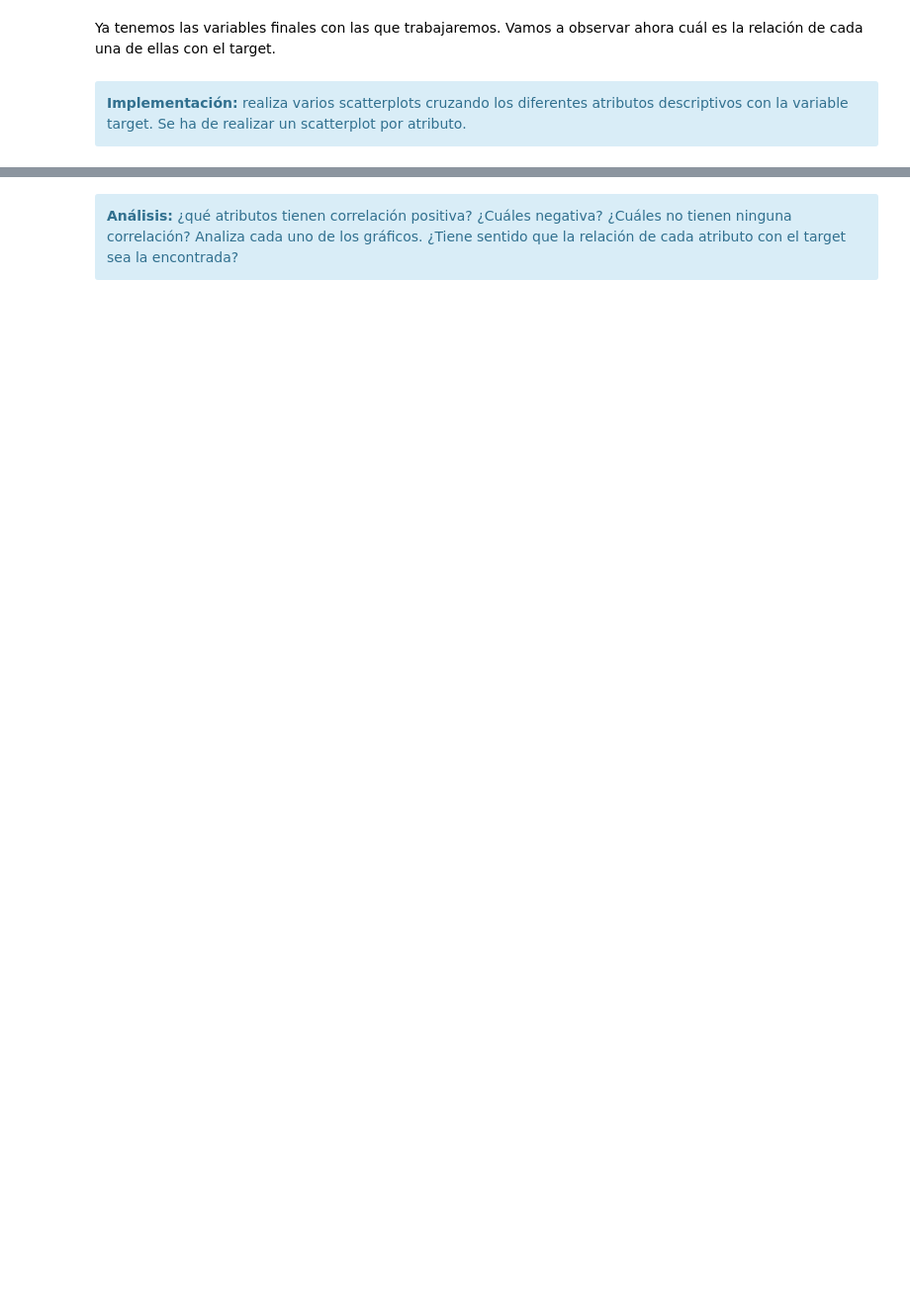
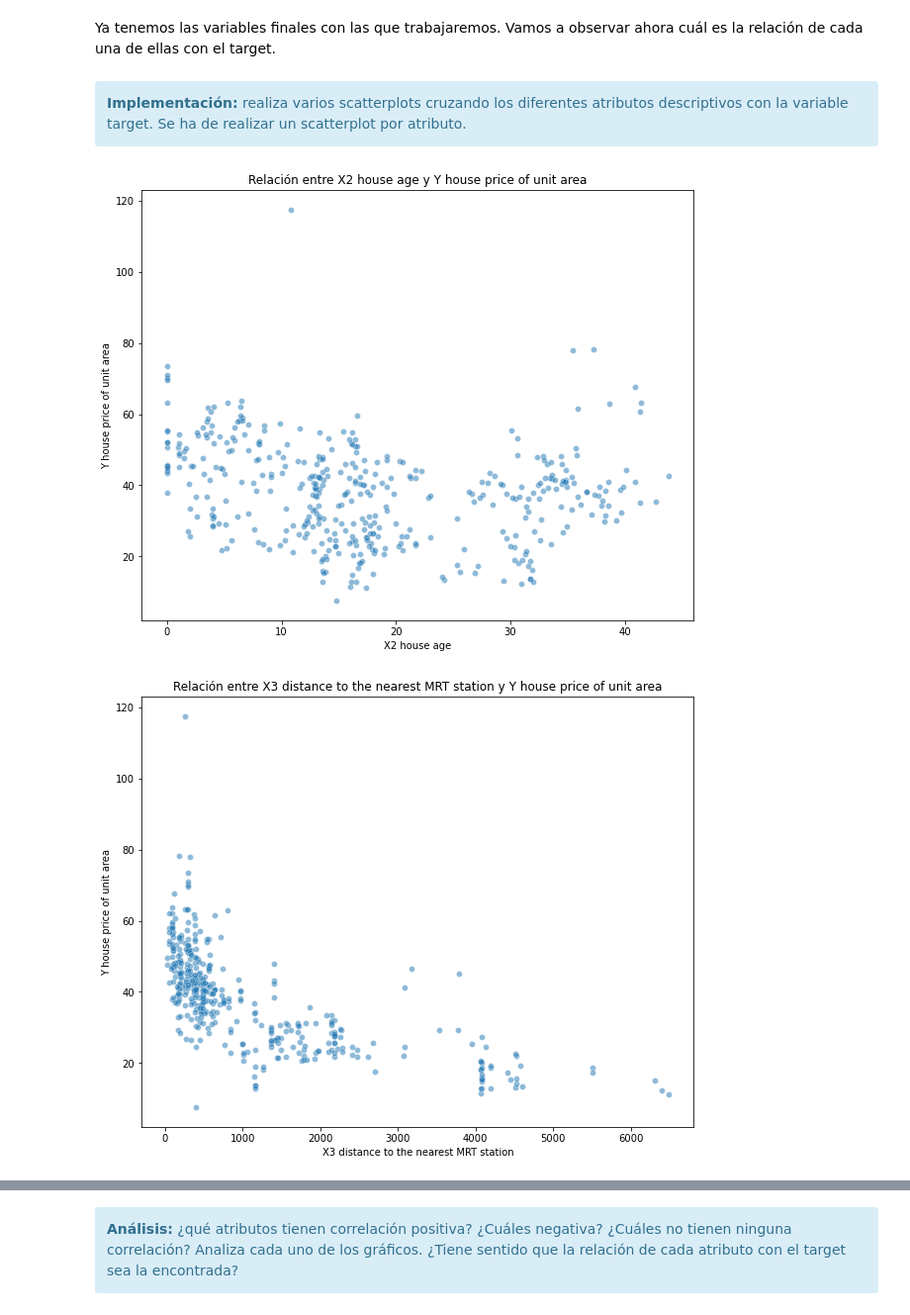
Before and after one commit to mariousm/Data-Science-Master, a Jupyter notebook: 2021-22/PrimerSemestre/Mineria/PEC3/20211_M2.855_PEC3_Enunciado.ipynb, the cells around one changed output, grey strips where cells are left out. Shown: that part at 99% size. Cells and saved outputs as stored; diff of their text form; code cells hidden in the pictures; blank space fills up the shorter version.

```diff
--- a/2021-22/PrimerSemestre/Mineria/PEC3/20211_M2.855_PEC3_Enunciado.ipynb
+++ b/2021-22/PrimerSemestre/Mineria/PEC3/20211_M2.855_PEC3_Enunciado.ipynb
@@ -804,3 +829,22 @@ Ya tenemos las variables finales con las que trabajaremos. Vamos a observar ahor
 <div class="alert alert-block alert-info">
 <strong>Implementación:</strong> realiza varios scatterplots cruzando los diferentes atributos descriptivos con la variable target. Se ha de realizar un scatterplot por atributo.
 </div>
+# %%
+def scatterplot_chart(df, x, y):
+    fig, ax = plt.subplots(figsize=(10, 8))
+    sns.scatterplot(
+        data=df,
+        x=df[x],
+        y=df[y],
+        alpha=.5
+    )
+    title = "Relación entre " + x + " y " + y
+    plt.title(title)
+    plt.show()
+# %%
+# Relación de las feature con target
+for feature in X.columns:
+    scatterplot_chart(dataset, feature, y.name)
+# %% [output]
+[figure, added]
+[figure, added]
```
Also changed, not shown: parts of 5 cells of this notebook.
